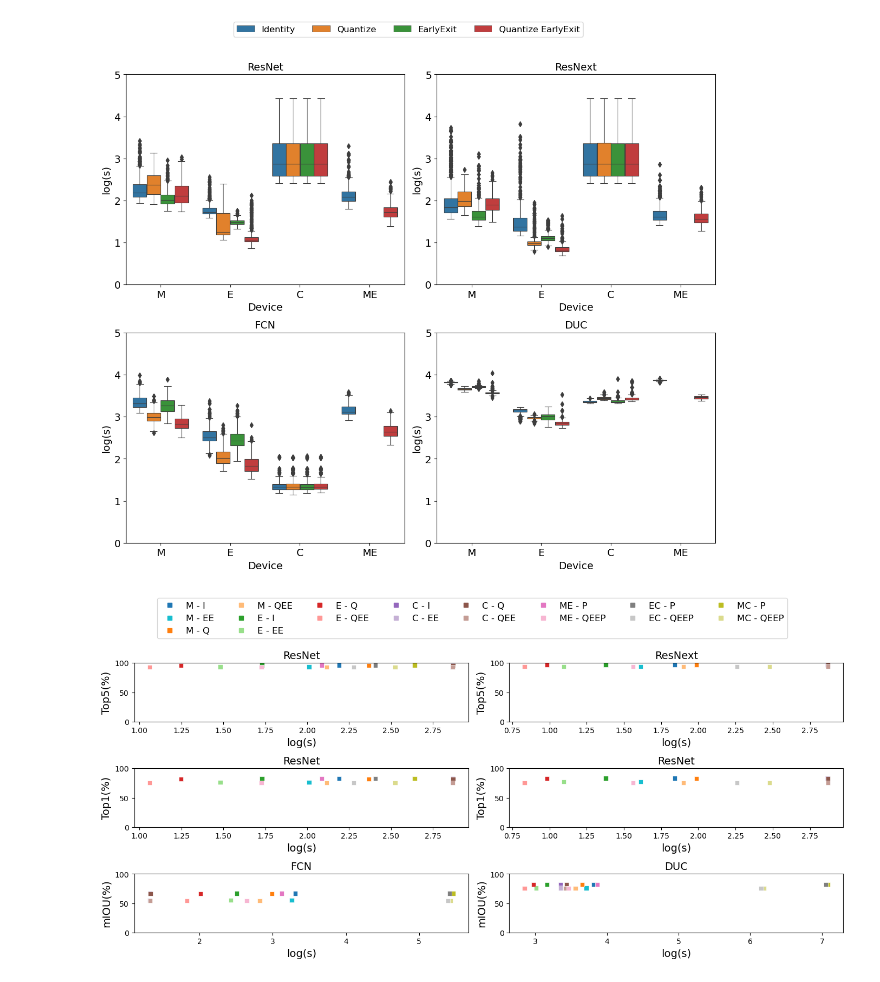
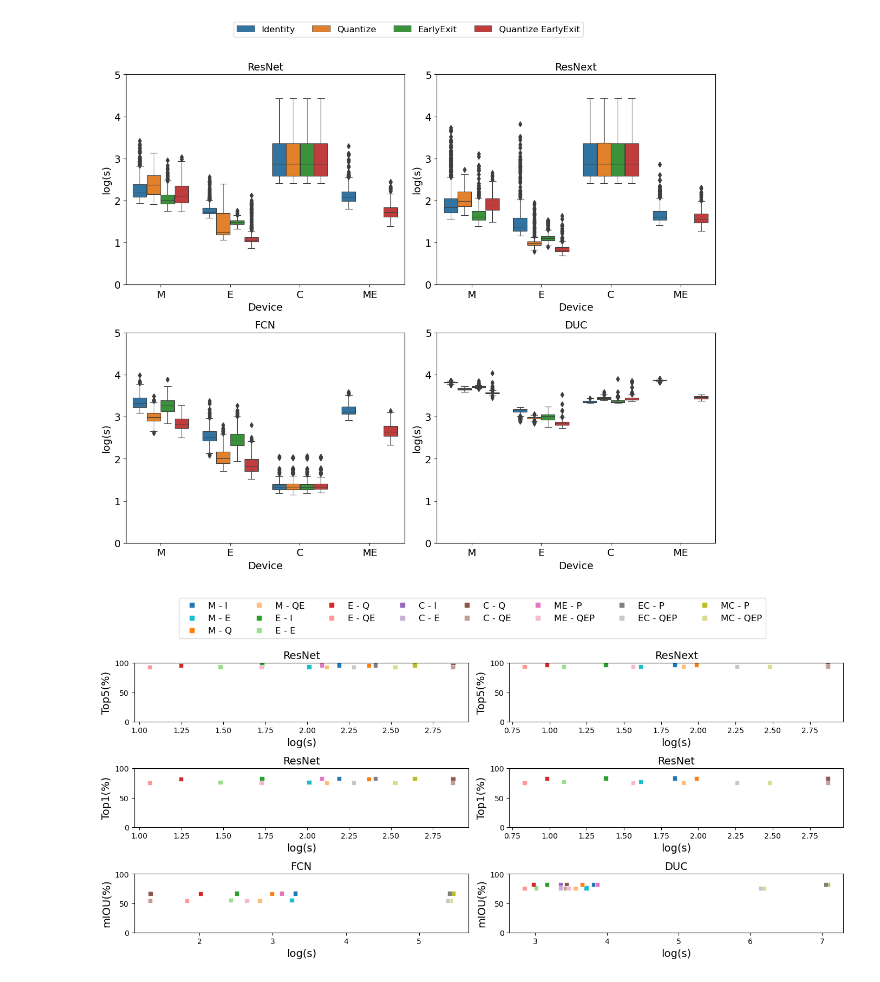
Before and after one commit to SAILResearch/wip-24-jaskirat-black-box-edge-operators, a Jupyter notebook: Inference_Results/RQ_Graphs_paper1.ipynb, the cells around one changed output. Cells and saved outputs as stored; diff of their text form; code cells hidden in the pictures.

```diff
--- a/Inference_Results/RQ_Graphs_paper1.ipynb
+++ b/Inference_Results/RQ_Graphs_paper1.ipynb
@@ -296,7 +296,7 @@ sns.scatterplot(data=df[df['Subject']=='ResNet'], x="Inference Latency(s)", y="T
 handles,_=axs[0][0].get_legend_handles_labels()
 marker_shape = "s"
 handles = [plt.Line2D([], [], marker=marker_shape, linestyle="None", color=h.get_facecolor()[0]) for h in handles]
-fig.legend(handles,['M - I','M - EE','M - Q','M - QEE','E - I','E - EE','E - Q','E - QEE','C - I','C - EE','C - Q','C - QEE','ME - P','ME - QEEP','EC - P','EC - QEEP','MC - P','MC - QEEP'],loc='upper center',ncol=8,fontsize=12,bbox_to_anchor=(0.5, 1.15))
+fig.legend(handles,['M - I','M - E','M - Q','M - QE','E - I','E - E','E - Q','E - QE','C - I','C - E','C - Q','C - QE','ME - P','ME - QEP','EC - P','EC - QEP','MC - P','MC - QEP'],loc='upper center',ncol=8,fontsize=12,bbox_to_anchor=(0.5, 1.15))
 axs[0][0].set_title('ResNet',fontsize=14)
 axs[0][0].set_ylabel('Top5(%)',fontsize=14)
 axs[0][0].set_xlabel('log(s)',fontsize=14)
@@ -308,31 +308,31 @@ axs[0][1].set_xlabel('log(s)',fontsize=14)
 axs[0][1].set_ylim(([0, 100]))
 sns.scatterplot(data=df[df['Subject']=='ResNet'], x="Inference Latency(s)", y="Top1(%)", hue="Model_Device", ax=axs[1][0], marker="s",hue_order=['Mobile - ResNet','Mobile - ResNet EarlyExit','Mobile - ResNet Quantize','Mobile - ResNet Quantize EarlyExit','Edge - ResNet','Edge - ResNet EarlyExit','Edge - ResNet Quantize','Edge - ResNet Quantize EarlyExit','Cloud - ResNet','Cloud - ResNet EarlyExit','Cloud - ResNet Quantize','Cloud - ResNet Quantize EarlyExit','Mobile-Edge - ResNet Partition','Mobile-Edge - ResNet Quantize EarlyExit Partition','Edge-Cloud - ResNet Partition','Edge-Cloud - ResNet Quantize EarlyExit Partition','Mobile-Cloud - ResNet Partition','Mobile-Cloud - ResNet Quantize EarlyExit Partition'],palette=custom_palette)
 axs[1][0].set_title('ResNet',fontsize=14)
 axs[1][0].set_ylabel('Top1(%)',fontsize=14)
 axs[1][0].set_xlabel('log(s)',fontsize=14)
 axs[1][0].set_ylim(([0, 100]))
 sns.scatterplot(data=df[df['Subject']=='ResNext'], x="Inference Latency(s)", y="Top1(%)", hue="Model_Device", ax=axs[1][1], marker="s",hue_order=['Mobile - ResNext','Mobile - ResNext EarlyExit','Mobile - ResNext Quantize','Mobile - ResNext Quantize EarlyExit','Edge - ResNext','Edge - ResNext EarlyExit','Edge - ResNext Quantize','Edge - ResNext Quantize EarlyExit','Cloud - ResNext','Cloud - ResNext EarlyExit','Cloud - ResNext Quantize','Cloud - ResNext Quantize EarlyExit','Mobile-Edge - ResNext Partition','Mobile-Edge - ResNext Quantize EarlyExit Partition','Edge-Cloud - ResNext Partition','Edge-Cloud - ResNext Quantize EarlyExit Partition','Mobile-Cloud - ResNext Partition','Mobile-Cloud - ResNext Quantize EarlyExit Partition'],palette=custom_palette1)
 axs[1][1].set_title('ResNet',fontsize=14)
 axs[1][1].set_ylabel('Top1(%)',fontsize=14)
 axs[1][1].set_xlabel('log(s)',fontsize=14)
 axs[1][1].set_ylim(([0, 100]))
 sns.scatterplot(data=df[df['Subject']=='FCN'], x="Inference Latency(s)", y="mIOU(%)", hue="Model_Device", ax=axs[2][0], marker="s",hue_order=['Mobile - FCN','Mobile - FCN EarlyExit','Mobile - FCN Quantize','Mobile - FCN Quantize EarlyExit','Edge - FCN','Edge - FCN EarlyExit','Edge - FCN Quantize','Edge - FCN Quantize EarlyExit','Cloud - FCN','Cloud - FCN EarlyExit','Cloud - FCN Quantize','Cloud - FCN Quantize EarlyExit','Mobile-Edge - FCN Partition','Mobile-Edge - FCN Quantize EarlyExit Partition','Edge-Cloud - FCN Partition','Edge-Cloud - FCN Quantize EarlyExit Partition','Mobile-Cloud - FCN Partition','Mobile-Cloud - FCN Quantize EarlyExit Partition'],palette=custom_palette2)
 axs[2][0].set_title('FCN',fontsize=14)
 axs[2][0].set_ylabel('mIOU(%)',fontsize=14)
 axs[2][0].set_xlabel('log(s)',fontsize=14)
 axs[2][0].set_ylim(([0, 100]))
 sns.scatterplot(data=df[df['Subject']=='DUC'], x="Inference Latency(s)", y="mIOU(%)", hue="Model_Device", ax=axs[2][1], marker="s",hue_order=['Mobile - DUC','Mobile - DUC EarlyExit','Mobile - DUC Quantize','Mobile - DUC Quantize EarlyExit','Edge - DUC','Edge - DUC EarlyExit','Edge - DUC Quantize','Edge - DUC Quantize EarlyExit','Cloud - DUC','Cloud - DUC EarlyExit','Cloud - DUC Quantize','Cloud - DUC Quantize EarlyExit','Mobile-Edge - DUC Partition','Mobile-Edge - DUC Quantize EarlyExit Partition','Edge-Cloud - DUC Partition','Edge-Cloud - DUC Quantize EarlyExit Partition','Mobile-Cloud - DUC Partition','Mobile-Cloud - DUC Quantize EarlyExit Partition'],palette=custom_palette3)
 axs[2][1].set_title('DUC',fontsize=14)
 axs[2][1].set_ylabel('mIOU(%)',fontsize=14)
 axs[2][1].set_xlabel('log(s)',fontsize=14)
 axs[2][1].set_ylim(([0, 100]))
 axs[0][0].get_legend().remove()
 axs[0][1].get_legend().remove()
 axs[1][0].get_legend().remove()
 axs[1][1].get_legend().remove()
 axs[2][0].get_legend().remove()
 axs[2][1].get_legend().remove()
 plt.show()
 fig.savefig('img_accuracy_vs_latency_results.pdf', bbox_inches='tight',format='pdf')
 # %% [output]
-[figure, old version]
+[figure, new version]
```
Also changed, not shown: 7 other files.
